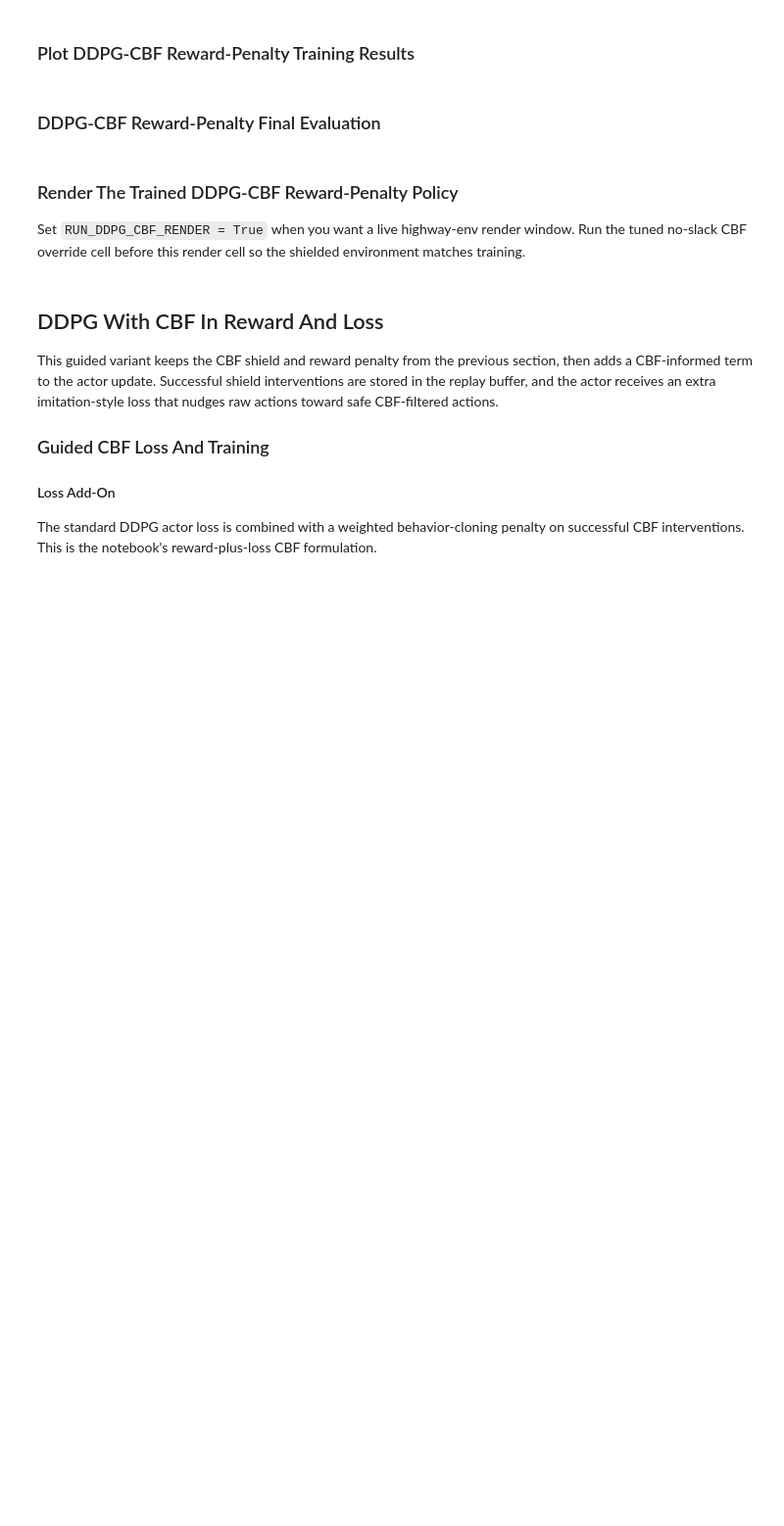
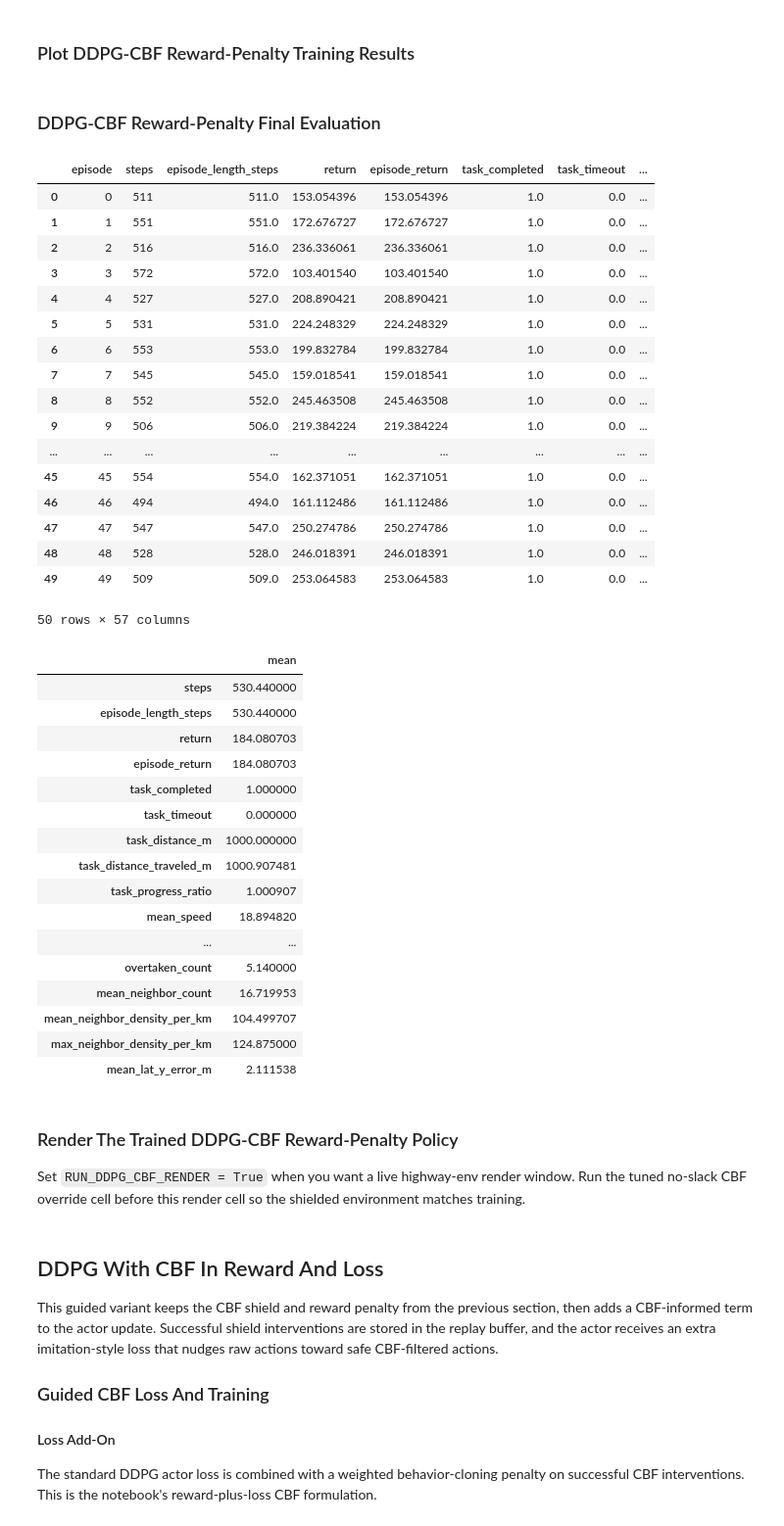
Before and after one commit to AhmadAssaad711/highway-rl-decision-making, a Jupyter notebook: highway-rl-decision-making/notebooks/lanelessKaralakou.ipynb, the cells around one changed output. Shown at 98% size. Cells and saved outputs as stored; diff of their text form; code cells hidden in the pictures; blank space fills up the shorter version.

```diff
--- a/highway-rl-decision-making/notebooks/lanelessKaralakou.ipynb
+++ b/highway-rl-decision-making/notebooks/lanelessKaralakou.ipynb
@@ -2343,8 +2467,14 @@ The CBF enters training through the shielded environment and the correction pena
 try:
     from qpsolvers import solve_qp
     from scipy import sparse
-except ImportError as exc:
-    raise ImportError("Install CBF-QP dependencies first: !python -m pip install qpsolvers osqp") from exc
+except Exception as exc:
+    # The tuned active-set filter can run without these optional packages.
+    solve_qp = None
+    sparse = None
+    CBF_QP_IMPORT_ERROR = repr(exc)
+else:
+    CBF_QP_IMPORT_ERROR = ""
+CBF_QP_AVAILABLE = bool(callable(solve_qp) and sparse is not None)
 # %% [markdown]
 #### Barrier Geometry And Hyperparameters
 # %%
@@ -2353,15 +2483,12 @@ CBF_AY_BOUNDS = (-3.0, 3.0)
 CBF_TARGET_PAIR_DY = 3.0
 CBF_REFERENCE_EGO_WIDTH = float(ENV_CONFIG["ego_dimensions"][1])
 CBF_REFERENCE_SOCIAL_WIDTH = float(ENV_CONFIG["vehicle_dimensions"][0][1])
-CBF_EPS_SIDE = max(
-    (CBF_TARGET_PAIR_DY - (CBF_REFERENCE_EGO_WIDTH + CBF_REFERENCE_SOCIAL_WIDTH) / np.sqrt(2.0)) / 4.0,
-    0.0,
-)
-CBF_K0 = 2.0
-CBF_K1 = 4.0
+CBF_EPS_SIDE = 0.10
+CBF_K0 = 5.29
+CBF_K1 = 3.68
 CBF_NEIGHBOR_RANGE = float(ENV_CONFIG["sensing_range"])
 CBF_FILTER_REWARD_LAMBDA = 0.05
-CBF_QP_FEASIBILITY_TOL = 1e-6
+CBF_QP_FEASIBILITY_TOL = 1e-3
 
 
 def inflated_ellipse_axes(length: float, width: float, eps_side: float = CBF_EPS_SIDE) -> tuple[float, float]:
@@ -2802,7 +2929,7 @@ def make_cbf_training_env(
     reward_config: Optional[dict[str, float]] = None,
     normalize_observation: bool = NORMALIZE_RL_OBSERVATIONS,
     n_envs: int = 1,
-    use_subproc: bool = False,
+    use_subproc: bool = DDPG_USE_SUBPROC_VEC_ENV,
 ):
     active_eps_side = CBF_EPS_SIDE if eps_side is None else float(eps_side)
 
@@ -3388,8 +3618,8 @@ class CBFEvalMetricsCallback(BaseCallback):
 
 Train DDPG inside the shielded environment. The policy observes the same flat 42D legacy vehicle-table state as the baseline DDPG and outputs raw physical acceleration actions; the non-differentiable CBF-QP shield filters them before execution.
 # %%
-RUN_DDPG_CBF_TRAIN = bool(globals().get("RUN_DDPG_CBF_TRAIN", False))
-RUN_DDPG_CBF_TRAIN_SUBPROCESS = bool(globals().get("RUN_DDPG_CBF_TRAIN_SUBPROCESS", False))
+RUN_DDPG_CBF_TRAIN = bool(globals().get("RUN_DDPG_CBF_TRAIN", True))
+RUN_DDPG_CBF_TRAIN_SUBPROCESS = bool(globals().get("RUN_DDPG_CBF_TRAIN_SUBPROCESS", True))
 
 if RUN_DDPG_CBF_TRAIN_SUBPROCESS:
     import subprocess
@@ -3448,7 +3678,7 @@ elif RUN_DDPG_CBF_TRAIN:
         ddpg_cbf_stepwise_callback,
         config={"policy_family": "ddpg", "cbf": True, "actor_loss": False, "env_kind": "current"},
     )
-    print(f"DDPG-CBF training envs: {ddpg_cbf_n_envs} | subproc requested={DDPG_USE_SUBPROC_VEC_ENV} | eval every {TRAIN_EVAL_EVERY:,} steps x {TRAIN_EVAL_EPISODES} episodes")
+    print(f"DDPG-CBF training envs: {ddpg_cbf_n_envs} | backend={type(ddpg_cbf_train_env).__name__} | UTD={DDPG_UTD:g} | eval every {TRAIN_EVAL_EVERY:,} steps x {TRAIN_EVAL_EPISODES} episodes")
 
     ddpg_cbf_model = DDPG(
         "MlpPolicy",
@@ -3460,7 +3690,7 @@ elif RUN_DDPG_CBF_TRAIN:
         tau=DDPG_TAU,
         gamma=DDPG_GAMMA,
         train_freq=(1, "step"),
-        gradient_steps=1,
+        gradient_steps=DDPG_GRADIENT_STEPS,
         action_noise=ddpg_cbf_action_noise,
         policy_kwargs={"net_arch": [256, 128]},
         tensorboard_log=str(ARTIFACT_DIR / "tensorboard"),
@@ -3470,7 +3700,7 @@ elif RUN_DDPG_CBF_TRAIN:
     )
 
     start_time = time.time()
-    ddpg_cbf_model.learn(total_timesteps=DDPG_CBF_TOTAL_TIMESTEPS, callback=ddpg_cbf_training_callback, progress_bar=False)
+    ddpg_cbf_model.learn(total_timesteps=DDPG_CBF_TOTAL_TIMESTEPS, callback=ddpg_cbf_training_callback, progress_bar=True)
     ddpg_cbf_elapsed = time.time() - start_time
 
     ddpg_cbf_model.save(str(DDPG_CBF_MODEL_PATH))
@@ -3554,33 +3786,70 @@ print("Saved DDPG-CBF plot to", DDPG_CBF_PLOT_PATH)
 # %%
 import subprocess
 
 DDPG_CBF_FINAL_METRICS_PATH = ARTIFACT_DIR / "ddpg_cbf_flat42_vmax24_noslack_tuned_laneless_karalakou_final_metrics.csv"
 ddpg_cbf_eval_command = [
     sys.executable,
     str(PROJECT_ROOT / "scripts" / "evaluate_laneless_karalakou.py"),
     "--variant",
     "ddpg-cbf",
     "--episodes",
     str(FINAL_EVAL_EPISODES),
     "--seed",
     str(SEED + 90_000),
     "--output",
     str(DDPG_CBF_FINAL_METRICS_PATH),
     "--device",
     DEVICE,
     "--project-root",
     str(PROJECT_ROOT),
+    "--use-latest-training",
 ]
 ddpg_cbf_eval_result = subprocess.run(
     ddpg_cbf_eval_command,
     cwd=str(PROJECT_ROOT),
     text=True,
 )
 if ddpg_cbf_eval_result.returncode != 0:
     raise RuntimeError(f"DDPG-CBF final evaluation subprocess failed with exit code {ddpg_cbf_eval_result.returncode}")
 ddpg_cbf_final_metrics = pd.read_csv(DDPG_CBF_FINAL_METRICS_PATH)
 display(ddpg_cbf_final_metrics)
 display(ddpg_cbf_final_metrics.drop(columns=["episode"]).mean().to_frame("mean"))
+# %% [output]
+|  | episode | steps | episode_length_steps | return | episode_return | task_completed | task_timeout | ... |
+| 0 | 0 | 511 | 511.0 | 153.054396 | 153.054396 | 1.0 | 0.0 | ... |
+| 1 | 1 | 551 | 551.0 | 172.676727 | 172.676727 | 1.0 | 0.0 | ... |
+| 2 | 2 | 516 | 516.0 | 236.336061 | 236.336061 | 1.0 | 0.0 | ... |
+| 3 | 3 | 572 | 572.0 | 103.401540 | 103.401540 | 1.0 | 0.0 | ... |
+| 4 | 4 | 527 | 527.0 | 208.890421 | 208.890421 | 1.0 | 0.0 | ... |
+| 5 | 5 | 531 | 531.0 | 224.248329 | 224.248329 | 1.0 | 0.0 | ... |
+| 6 | 6 | 553 | 553.0 | 199.832784 | 199.832784 | 1.0 | 0.0 | ... |
+| 7 | 7 | 545 | 545.0 | 159.018541 | 159.018541 | 1.0 | 0.0 | ... |
+| 8 | 8 | 552 | 552.0 | 245.463508 | 245.463508 | 1.0 | 0.0 | ... |
+| 9 | 9 | 506 | 506.0 | 219.384224 | 219.384224 | 1.0 | 0.0 | ... |
+| ... | ... | ... | ... | ... | ... | ... | ... | ... |
+| 45 | 45 | 554 | 554.0 | 162.371051 | 162.371051 | 1.0 | 0.0 | ... |
+| 46 | 46 | 494 | 494.0 | 161.112486 | 161.112486 | 1.0 | 0.0 | ... |
+| 47 | 47 | 547 | 547.0 | 250.274786 | 250.274786 | 1.0 | 0.0 | ... |
+| 48 | 48 | 528 | 528.0 | 246.018391 | 246.018391 | 1.0 | 0.0 | ... |
+| 49 | 49 | 509 | 509.0 | 253.064583 | 253.064583 | 1.0 | 0.0 | ... |
+50 rows × 57 columns
+|  | mean |
+| steps | 530.440000 |
+| episode_length_steps | 530.440000 |
+| return | 184.080703 |
+| episode_return | 184.080703 |
+| task_completed | 1.000000 |
+| task_timeout | 0.000000 |
+| task_distance_m | 1000.000000 |
+| task_distance_traveled_m | 1000.907481 |
+| task_progress_ratio | 1.000907 |
+| mean_speed | 18.894820 |
+| ... | ... |
+| overtaken_count | 5.140000 |
+| mean_neighbor_count | 16.719953 |
+| mean_neighbor_density_per_km | 104.499707 |
+| max_neighbor_density_per_km | 124.875000 |
+| mean_lat_y_error_m | 2.111538 |
 # %% [markdown]
 ### Render The Trained DDPG-CBF Reward-Penalty Policy
 
```
Also changed, not shown: parts of 45 cells of this notebook, 10 other files.
